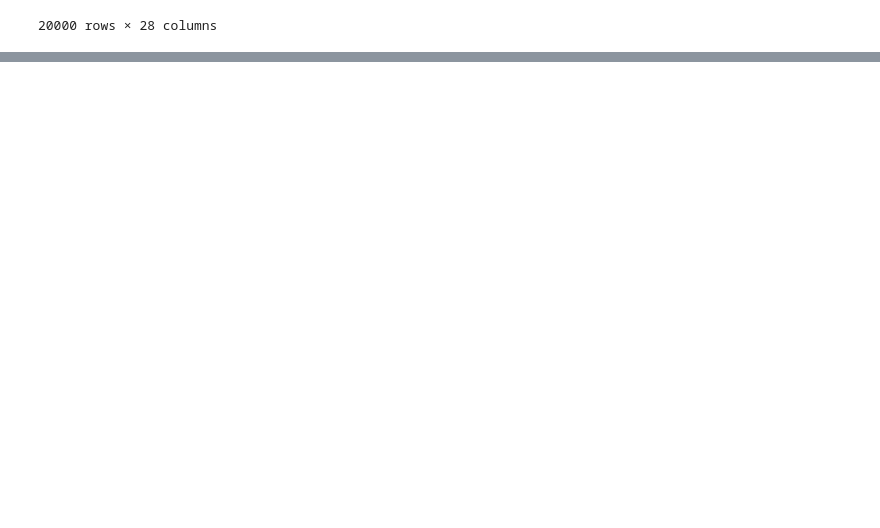
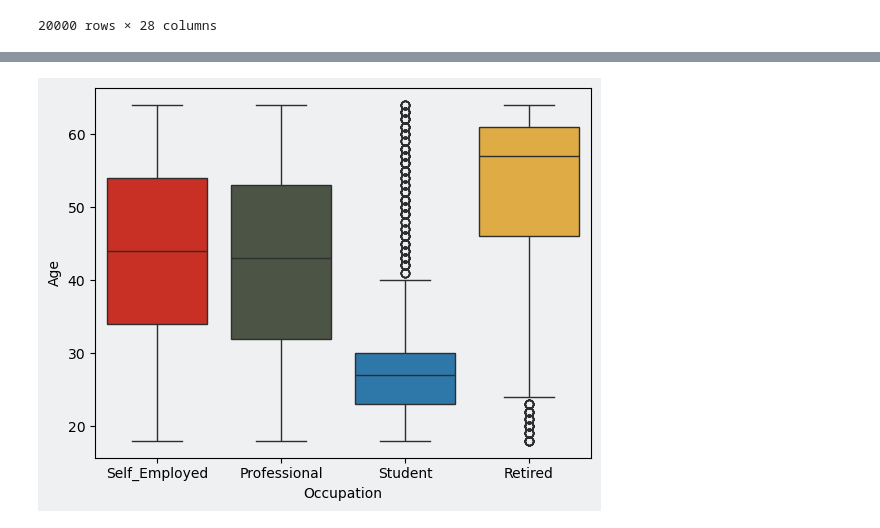
Before and after one commit to KiranJCodes/GithubProjects, a Jupyter notebook: Spening Habits/Spending Habits.ipynb, the cells around one changed output, grey strips where cells are left out. Cells and saved outputs as stored; diff of their text form; code cells hidden in the pictures; blank space fills up the shorter version.

```diff
--- a/Spening Habits/Spending Habits.ipynb
+++ b/Spening Habits/Spending Habits.ipynb
@@ -108,0 +182,13 @@ bgcolor = 'EEF0F2'
+# %%
+fig, ax = plt.subplots()
+fig.patch.set_facecolor(bgcolor)
+ax.set_facecolor(bgcolor)
+
+sns.boxplot(data=data,
+            x='Occupation',
+            y='Age',  # Changed to age
+            palette=customcolors,
+            ax=ax)
+plt.show()
+# %% [output]
+[figure, added]
```
Also changed, not shown: parts of 13 cells of this notebook.
